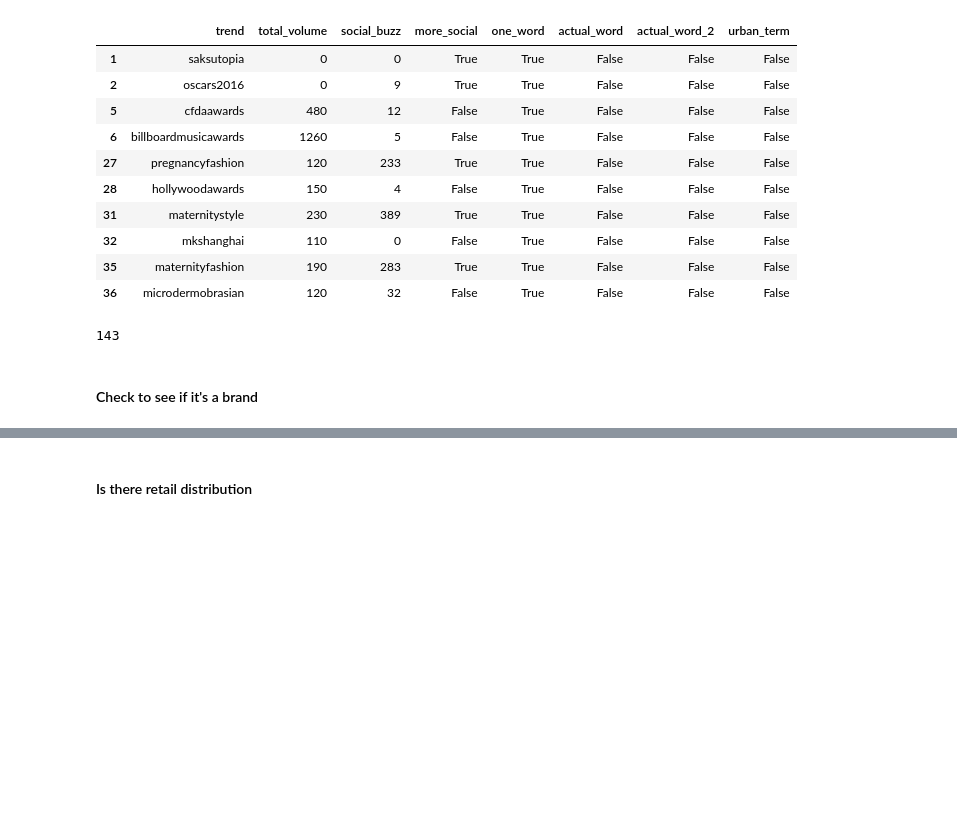
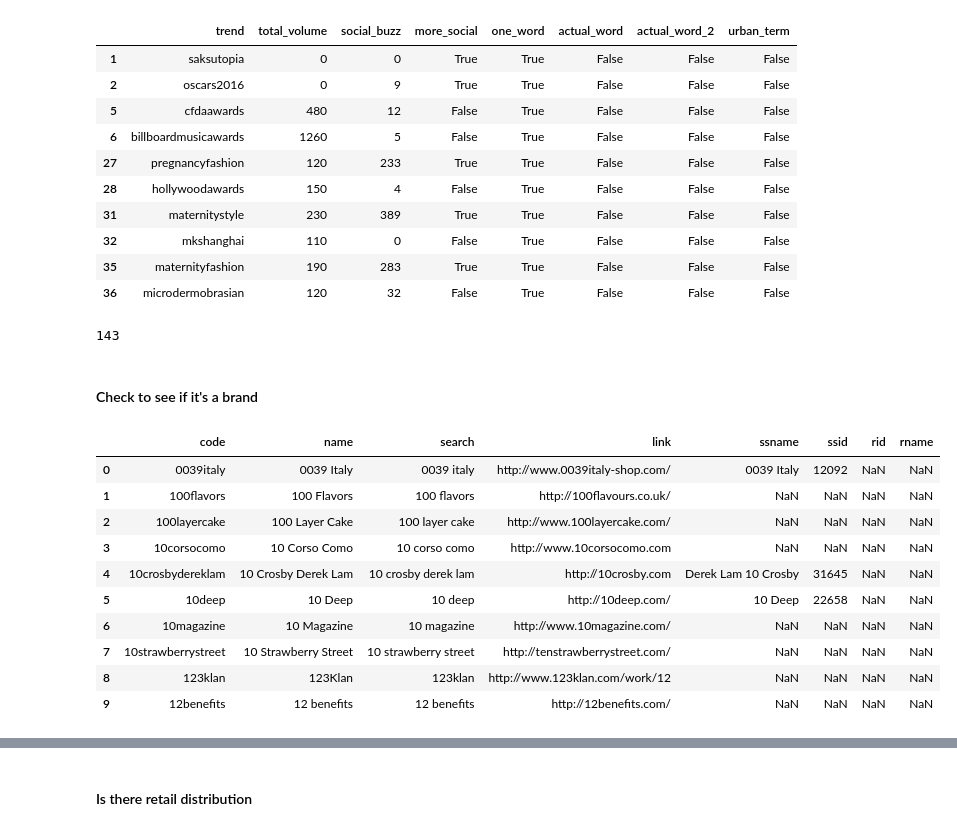
Before and after one commit to belindazeng/search, a Jupyter notebook: Hashtags.ipynb, the cells around one changed output, grey strips where cells are left out. Cells and saved outputs as stored; diff of their text form; code cells hidden in the pictures; blank space fills up the shorter version.

```diff
--- a/Hashtags.ipynb
+++ b/Hashtags.ipynb
@@ -697,7 +697,16 @@ filtered_hashtag_df.to_csv('actualhashtags.csv')
 #### Check to see if it's a brand
 # %%
 brand_df=pd.read_csv("brands.csv")
-brand_df['one_word'] = brand_df['brand'].apply(lambda trend: is_one_word(trend))
-# only terms with one word
-one_word_df = bradf[brand_df['one_word']]
-one_word_df.head(10)
+brand_df.head(10)
+# %% [output]
+|  | code | name | search | link | ssname | ssid | rid | rname |
+| 0 | 0039italy | 0039 Italy | 0039 italy | http://www.0039italy-shop.com/ | 0039 Italy | 12092 | NaN | NaN |
+| 1 | 100flavors | 100 Flavors | 100 flavors | http://100flavours.co.uk/ | NaN | NaN | NaN | NaN |
+| 2 | 100layercake | 100 Layer Cake | 100 layer cake | http://www.100layercake.com/ | NaN | NaN | NaN | NaN |
+| 3 | 10corsocomo | 10 Corso Como | 10 corso como | http://www.10corsocomo.com | NaN | NaN | NaN | NaN |
+| 4 | 10crosbydereklam | 10 Crosby Derek Lam | 10 crosby derek lam | http://10crosby.com | Derek Lam 10 Crosby | 31645 | NaN | NaN |
+| 5 | 10deep | 10 Deep | 10 deep | http://10deep.com/ | 10 Deep | 22658 | NaN | NaN |
+| 6 | 10magazine | 10 Magazine | 10 magazine | http://www.10magazine.com/ | NaN | NaN | NaN | NaN |
+| 7 | 10strawberrystreet | 10 Strawberry Street | 10 strawberry street | http://tenstrawberrystreet.com/ | NaN | NaN | NaN | NaN |
+| 8 | 123klan | 123Klan | 123klan | http://www.123klan.com/work/12 | NaN | NaN | NaN | NaN |
+| 9 | 12benefits | 12 benefits | 12 benefits | http://12benefits.com/ | NaN | NaN | NaN | NaN |
```
Also changed, not shown: parts of 24 cells of this notebook, 3 other files.
